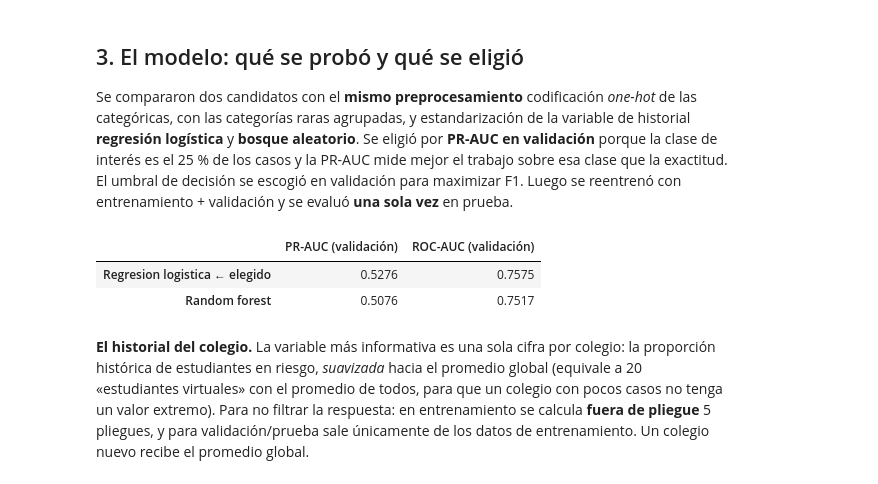
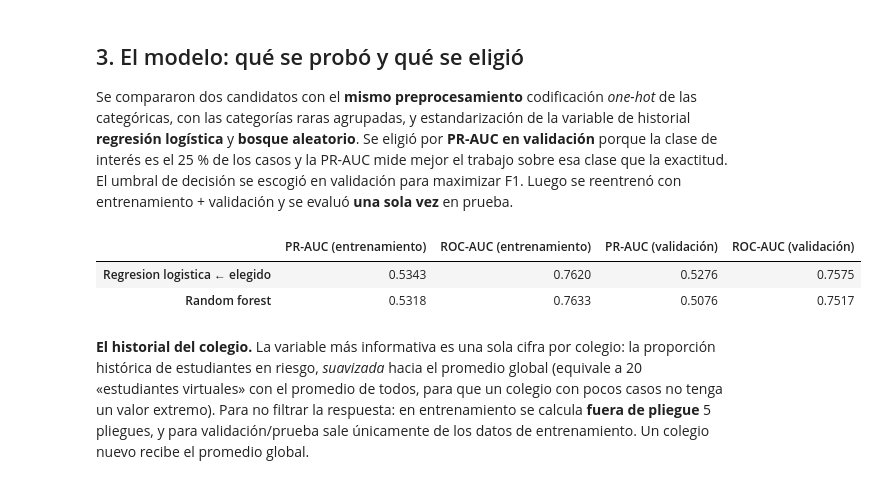
Before and after one commit to valegcollazos/ETL_ENTREGA_02_PROYECTO, a Jupyter notebook: notebooks/info_modelo_ml.ipynb, the cells around one changed output. Saved outputs shown, nothing was run; the diff lists cells and outputs as text; code cells hidden in the pictures.

Commit message:
feat: rediseñado del dashboard x secciones, comparación entrenamiento y prueba, adicion documentacion

```diff
--- a/notebooks/info_modelo_ml.ipynb
+++ b/notebooks/info_modelo_ml.ipynb
@@ -118,14 +118,15 @@ de los casos y la PR-AUC mide mejor el trabajo sobre esa clase que la exactitud.
 Luego se reentrenó con entrenamiento + validación y se evaluó **una sola vez** en prueba.
 # %%
 comp = pd.DataFrame(met["comparacion_validation"]).T
-comp.columns = ["PR-AUC (validación)", "ROC-AUC (validación)"]
-comp = comp.round(4)
+nombres = {"train_pr_auc": "PR-AUC (entrenamiento)", "train_roc_auc": "ROC-AUC (entrenamiento)",
+           "validation_pr_auc": "PR-AUC (validación)", "validation_roc_auc": "ROC-AUC (validación)"}
+comp = comp[[c for c in nombres if c in comp.columns]].rename(columns=nombres).round(4)
 comp.index = [i.replace("_", " ").capitalize() + (" ← elegido" if i == met["modelo"] else "") for i in comp.index]
 comp
 # %% [output]
-|  | PR-AUC (validación) | ROC-AUC (validación) |
-| Regresion logistica ← elegido | 0.5276 | 0.7575 |
-| Random forest | 0.5076 | 0.7517 |
+|  | PR-AUC (entrenamiento) | ROC-AUC (entrenamiento) | PR-AUC (validación) | ROC-AUC (validación) |
+| Regresion logistica ← elegido | 0.5343 | 0.7620 | 0.5276 | 0.7575 |
+| Random forest | 0.5318 | 0.7633 | 0.5076 | 0.7517 |
 # %% [markdown]
 **El historial del colegio.** La variable más informativa es una sola cifra por colegio: la proporción histórica de estudiantes en riesgo, *suavizada* hacia el promedio
 global (equivale a 20 «estudiantes virtuales» con el promedio de todos, para que un colegio con pocos casos no tenga un valor extremo).
```
Also changed, not shown: parts of 4 cells of this notebook, 8 other files.
